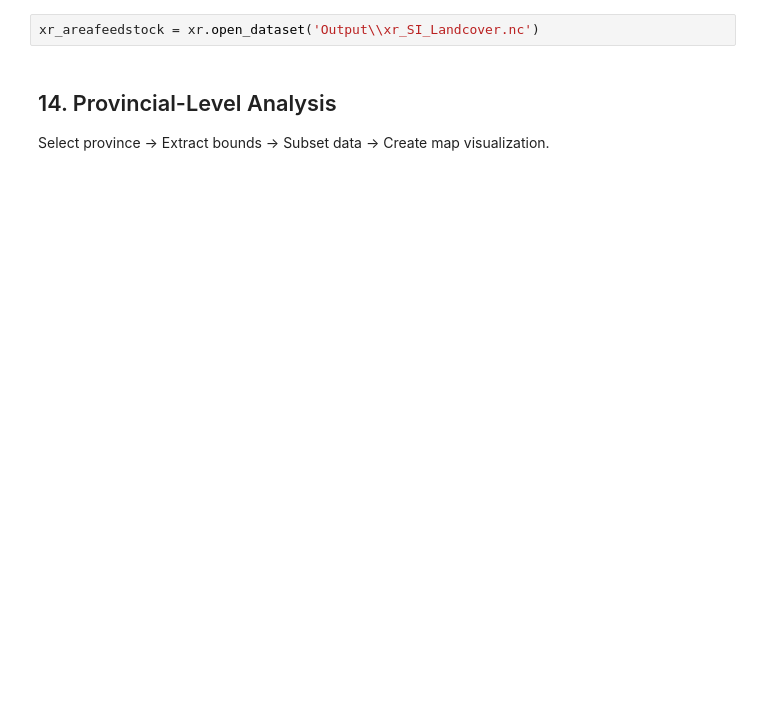
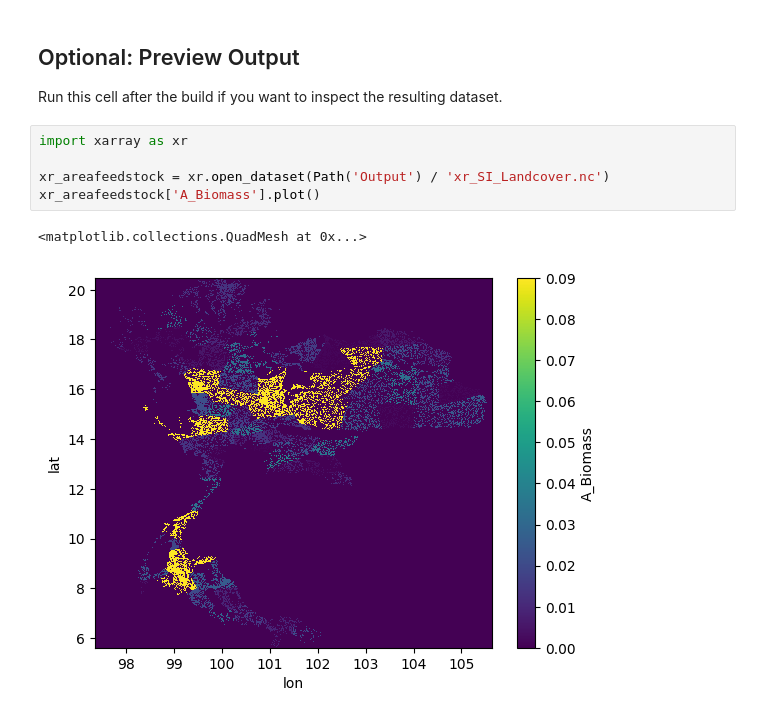
Before and after one commit to NarasetS/RESITING, a Jupyter notebook: 1.1_SI_Landcover_feedstock.ipynb, the cells around one changed output. Cells and saved outputs as stored; diff of their text form; blank space fills up the shorter version.

```diff
--- a/1.1_SI_Landcover_feedstock.ipynb
+++ b/1.1_SI_Landcover_feedstock.ipynb
@@ -307,6 +41,12 @@ xr_areafeedstock['A_Biomass'].plot()
+# %% [markdown]
+## Optional: Preview Output
+
+Run this cell after the build if you want to inspect the resulting dataset.
 # %%
-xr_areafeedstock = xr.open_dataset('Output\\xr_SI_Landcover.nc')
+import xarray as xr
+
+xr_areafeedstock = xr.open_dataset(Path('Output') / 'xr_SI_Landcover.nc')
+xr_areafeedstock['A_Biomass'].plot()
+# %% [output]
+<matplotlib.collections.QuadMesh at 0x...>
+[figure, added]
-# %% [markdown]
-## 14. Provincial-Level Analysis
-
-Select province → Extract bounds → Subset data → Create map visualization.
```
Also changed, not shown: parts of 32 cells of this notebook, 25 other files.
